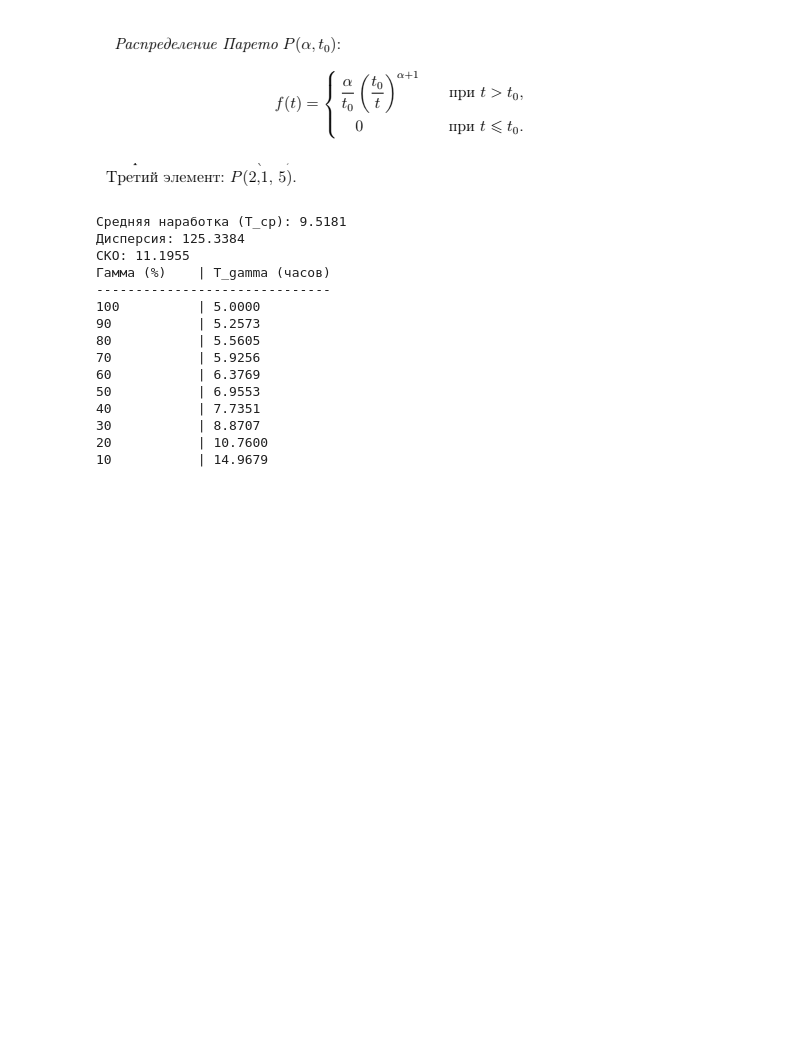
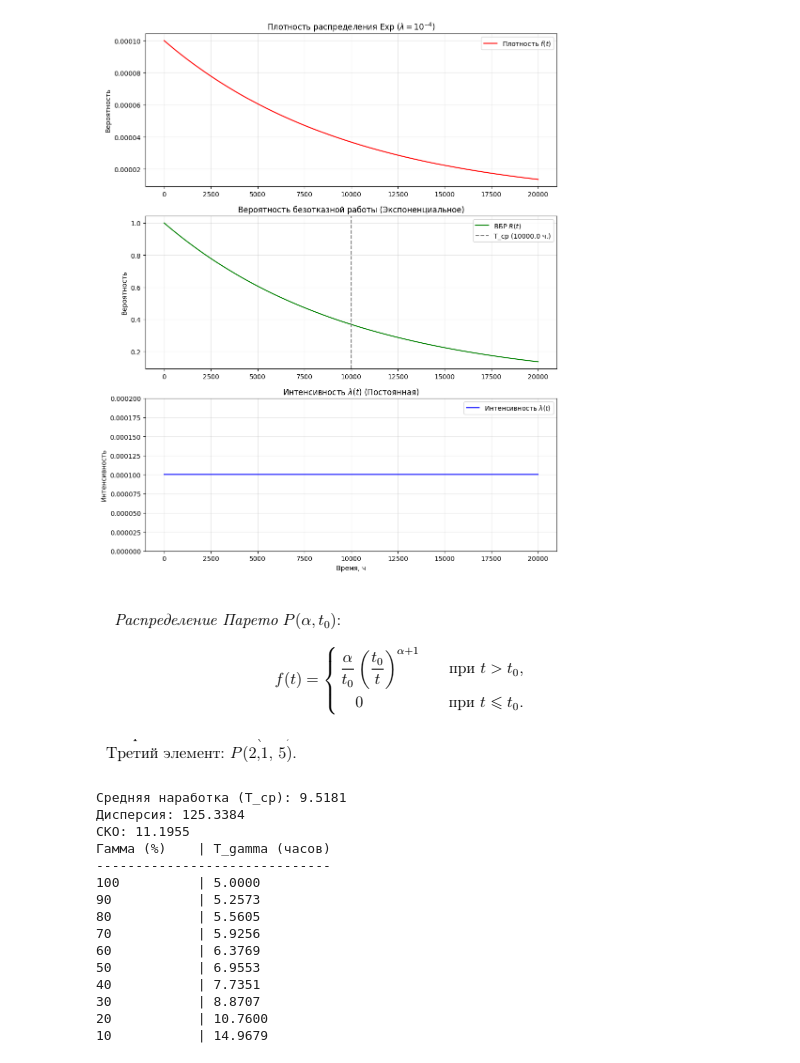
Before and after one commit to Qweyke/class-information-systems-reliability, a Jupyter notebook: lab_1/lab_1.ipynb, the cells around one changed output. Cells and saved outputs as stored; diff of their text form; code cells hidden in the pictures; blank space fills up the shorter version.

```diff
--- a/lab_1/lab_1.ipynb
+++ b/lab_1/lab_1.ipynb
@@ -0,0 +5,84 @@
+# %%
+import numpy as np
+import matplotlib.pyplot as plt
+
+# Параметры из тетради
+lambd_exp = 1e-4  # 10^-4
+
+# f(t)
+def exp_pdf(t):
+    return lambd_exp * np.exp(-lambd_exp * t)
+
+
+# R(t)
+def exp_reliability(t):
+    return np.exp(-lambd_exp * t)
+
+
+# lambda(t)
+def exp_intensity(t):
+    return np.full_like(t, lambd_exp)
+
+# Gamma work time
+def get_exp_gamma_worktime():
+    gamma_list = [100, 90, 80, 70, 60, 50, 40, 30, 20, 10]
+    results = {}
+    for g in gamma_list:
+        if g <= 0:
+            results[g] = float("inf")
+        else:
+            # Формула: T_g = -ln(g/100) / lambda
+            t_gamma = -np.log(g / 100.0) / lambd_exp
+            results[g] = t_gamma
+    return results
+
+
+exp_mttf = 1 / lambd_exp
+exp_gamma_vals = get_exp_gamma_worktime()
+
+print(f"\nХарактеристики Экспоненциального (Exp 10^-4):")
+print(f"Средняя наработка (T_ср): {exp_mttf:.4f}")
+print(f"{'Гамма (%)':<12} | {'T_gamma (часов)':<15}")
+print("-" * 30)
+for g in exp_gamma_vals:
+    print(f"{g:<12} | {exp_gamma_vals[g]:<15.4f}")
+
+# Plots
+t_vals_exp = np.linspace(0, 20000, 1000)
+plt.figure(figsize=(10, 12))
+
+# f(t)
+plt.subplot(3, 1, 1)
+plt.plot(t_vals_exp, exp_pdf(t_vals_exp), color="red", label=r"Плотность $f(t)$")
+plt.title(r"Плотность распределения Exp ($\lambda=10^{-4}$)")
+plt.ylabel("Вероятность")
+plt.legend()
+plt.grid(True, alpha=0.3)
+
+# R(t)
+plt.subplot(3, 1, 2)
+plt.plot(t_vals_exp, exp_reliability(t_vals_exp), color="green", label=r"ВБР $R(t)$")
+plt.axvline(x=exp_mttf, color="gray", linestyle="--", label=f"T_ср ({exp_mttf} ч.)")
+plt.title("Вероятность безотказной работы (Экспоненциальное)")
+plt.ylabel("Вероятность")
+plt.legend()
+plt.grid(True, alpha=0.3)
+
+# lambda(t)
+plt.subplot(3, 1, 3)
+plt.plot(
+    t_vals_exp,
+    exp_intensity(t_vals_exp),
+    color="blue",
+    label=r"Интенсивность $\lambda(t)$",
+)
+plt.ylim(0, 2e-4)
+plt.title(r"Интенсивность $\lambda(t)$ (Постоянная)")
+plt.xlabel("Время, ч")
+plt.ylabel("Интенсивность")
+plt.legend()
+plt.grid(True, alpha=0.3)
+
+plt.tight_layout()
+plt.show()
+# %% [output]
@@ -1,3 +103,4 @@
+[figure, added]
 # %% [markdown]
 ![image-2.png](attachment:image-2.png)
 
```
Also changed, not shown: parts of 6 cells of this notebook.
